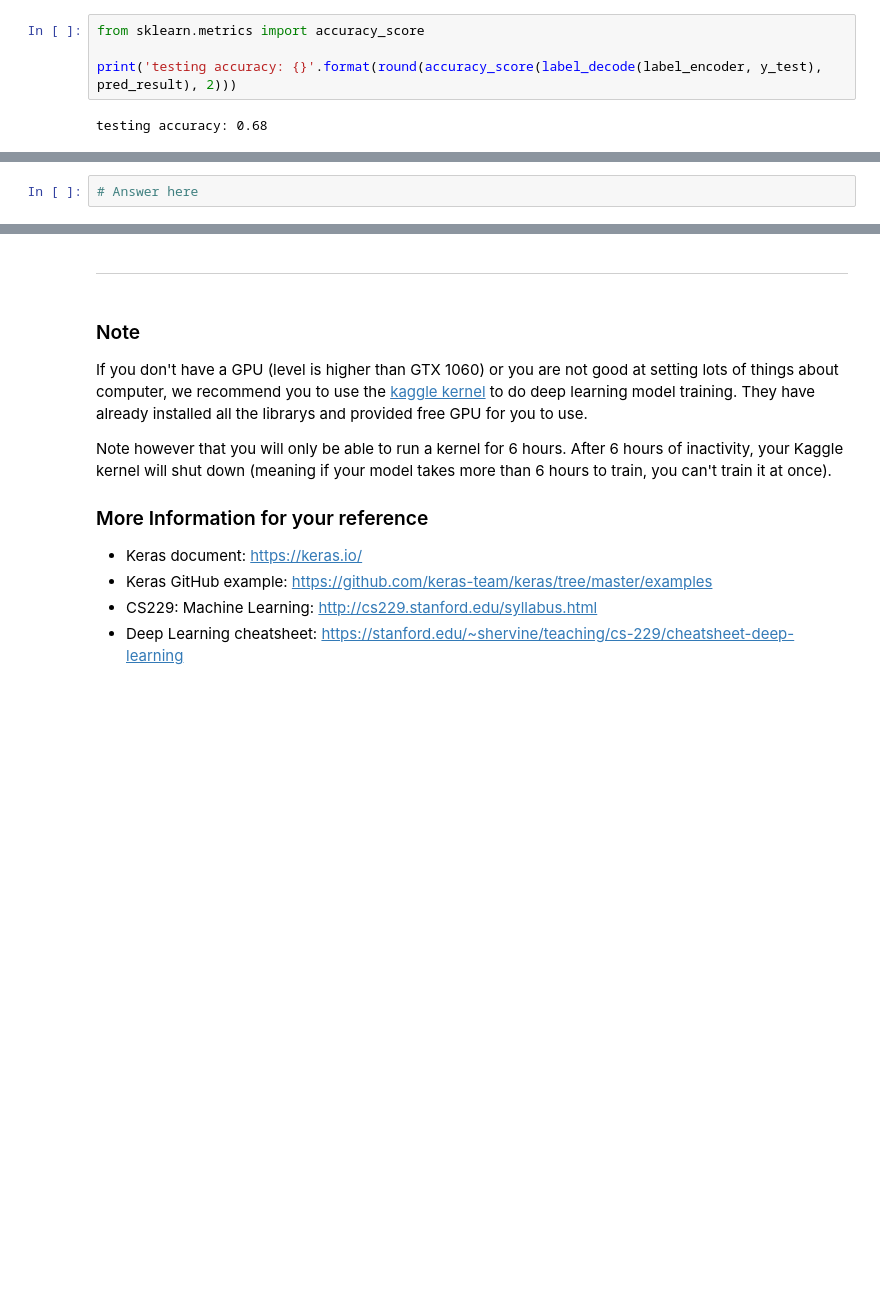
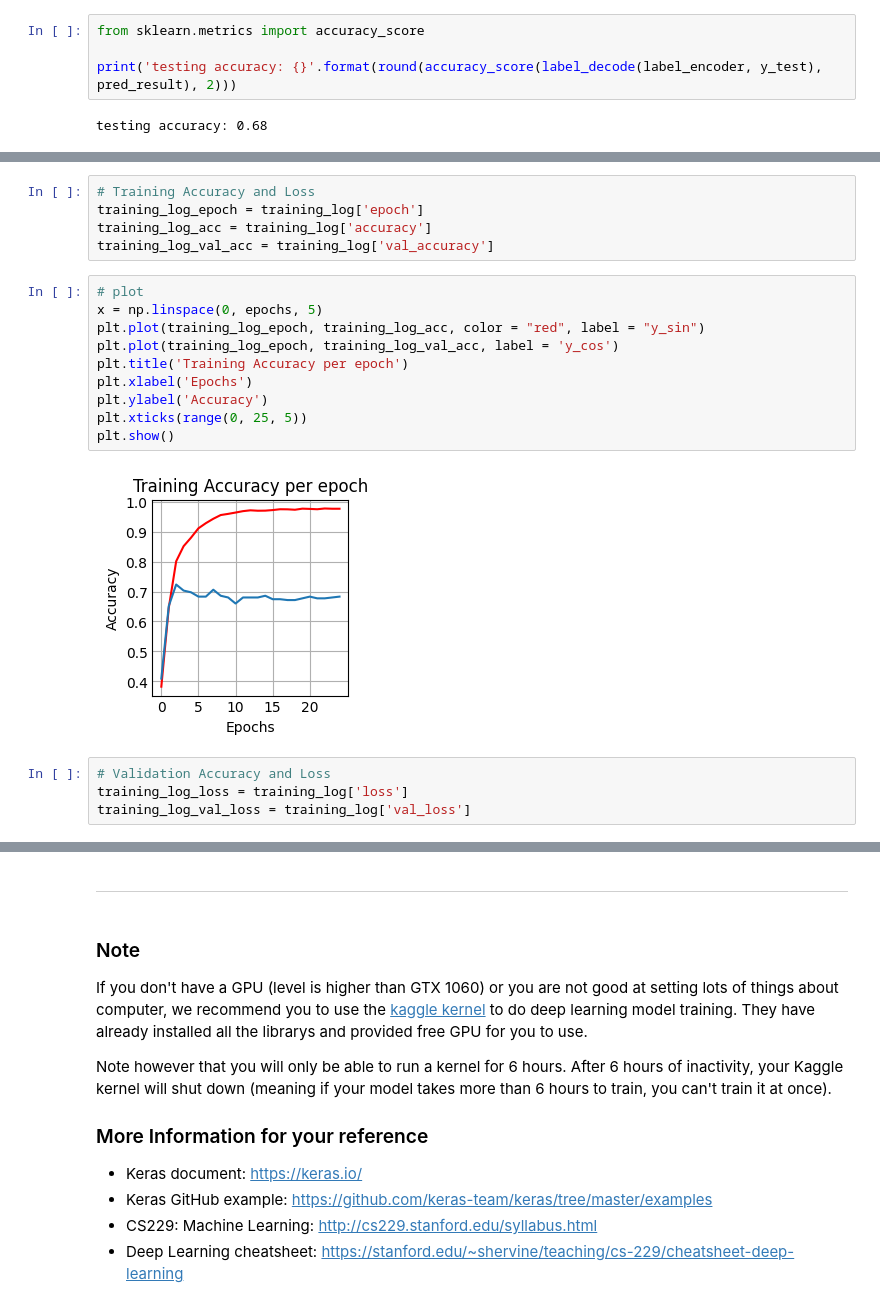
Before and after one commit to Judy-Hsieh/DM2022-Lab2-Master, a Jupyter notebook: DM2022-Lab2-Master.ipynb, the cells around one changed output, grey strips where cells are left out. Saved outputs shown, nothing was run; the diff lists cells and outputs as text; blank space fills up the shorter version.

```diff
--- a/DM2022-Lab2-Master.ipynb
+++ b/DM2022-Lab2-Master.ipynb
@@ -809,5 +901,24 @@ training_log
     <td><img src="pics/pic3.png" style="width: 300px;"/> </td>
     <td><img src="pics/pic4.png" style="width: 300px;"/> </td>
 </tr></table>
-# %%
-# Answer here
+# %%
+# Training Accuracy and Loss
+training_log_epoch = training_log['epoch']
+training_log_acc = training_log['accuracy']
+training_log_val_acc = training_log['val_accuracy']
+# %%
+# plot
+x = np.linspace(0, epochs, 5)
+plt.plot(training_log_epoch, training_log_acc, color = "red", label = "y_sin")
+plt.plot(training_log_epoch, training_log_val_acc, label = 'y_cos')
+plt.title('Training Accuracy per epoch')
+plt.xlabel('Epochs')
+plt.ylabel('Accuracy')
+plt.xticks(range(0, 25, 5))
+plt.show()
+# %% [output]
+[figure, added]
+# %%
+# Validation Accuracy and Loss
+training_log_loss = training_log['loss']
+training_log_val_loss = training_log['val_loss']
```
Also changed, not shown: parts of 28 cells of this notebook, 1 other file.
